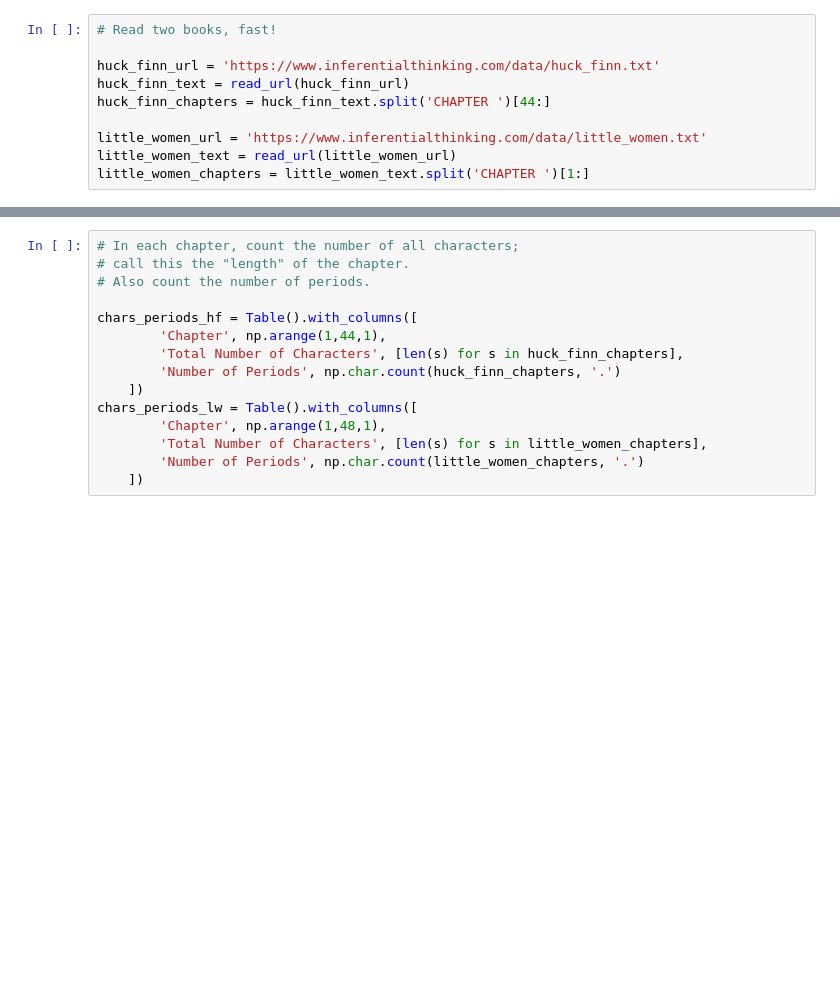
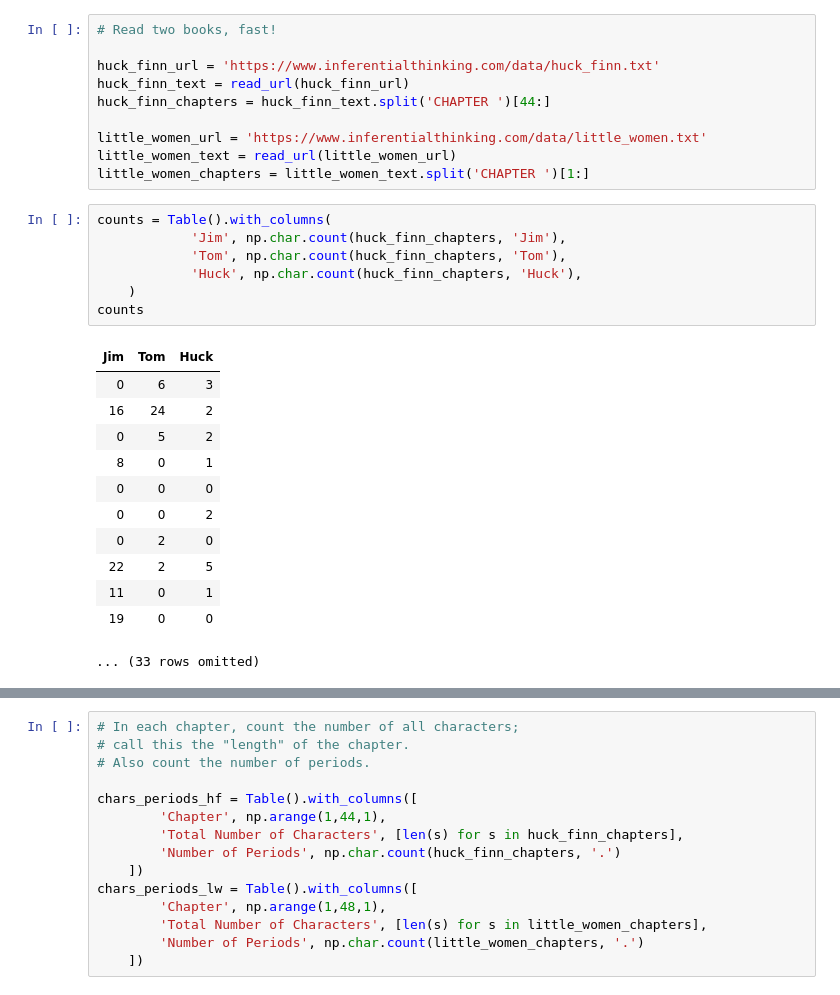
Before and after one commit to data-8/materials-sp19, a Jupyter notebook: lec/lec01.ipynb, the cells around one changed output, grey strips where cells are left out. Cells and saved outputs as stored; diff of their text form; blank space fills up the shorter version.

```diff
--- a/lec/lec01.ipynb
+++ b/lec/lec01.ipynb
@@ -29,6 +32,26 @@ huck_finn_chapters = huck_finn_text.split('CHAPTER ')[44:]
 little_women_url = 'https://www.inferentialthinking.com/data/little_women.txt'
 little_women_text = read_url(little_women_url)
 little_women_chapters = little_women_text.split('CHAPTER ')[1:]
+# %%
+counts = Table().with_columns(
+            'Jim', np.char.count(huck_finn_chapters, 'Jim'),
+            'Tom', np.char.count(huck_finn_chapters, 'Tom'),
+            'Huck', np.char.count(huck_finn_chapters, 'Huck'),
+    )
+counts
+# %% [output]
+| Jim | Tom | Huck |
+| 0 | 6 | 3 |
+| 16 | 24 | 2 |
+| 0 | 5 | 2 |
+| 8 | 0 | 1 |
+| 0 | 0 | 0 |
+| 0 | 0 | 2 |
+| 0 | 2 | 0 |
+| 22 | 2 | 5 |
+| 11 | 0 | 1 |
+| 19 | 0 | 0 |
+... (33 rows omitted)
 # %%
 # Plot the cumulative counts
 
```
Also changed, not shown: parts of 7 cells of this notebook, 1 other file.
